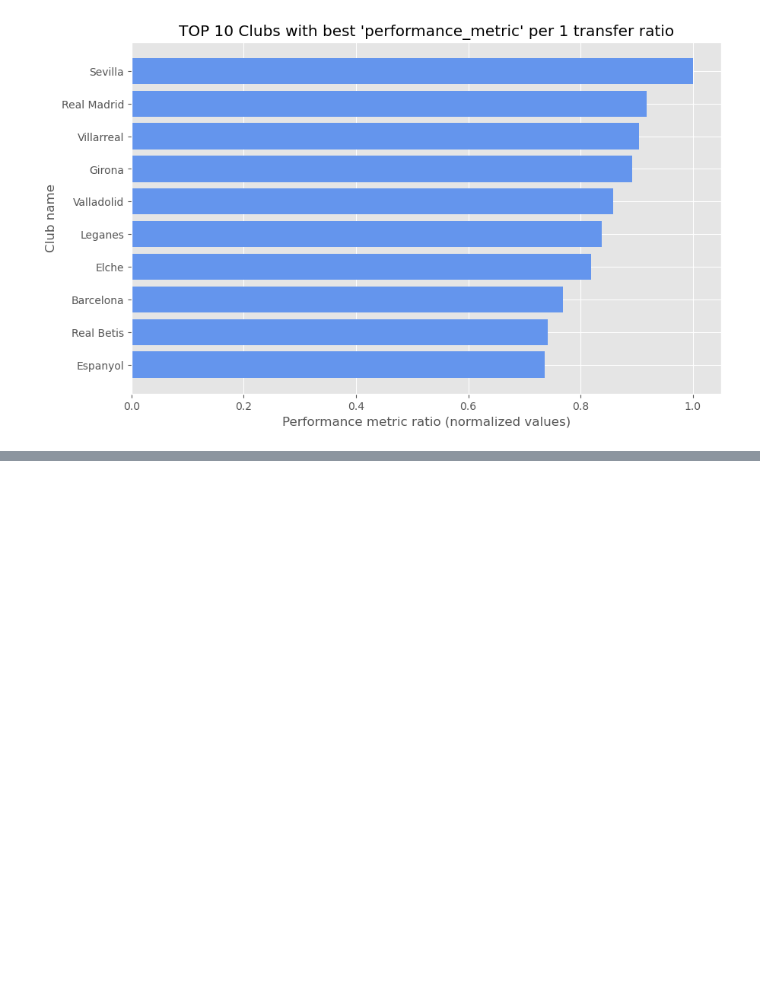
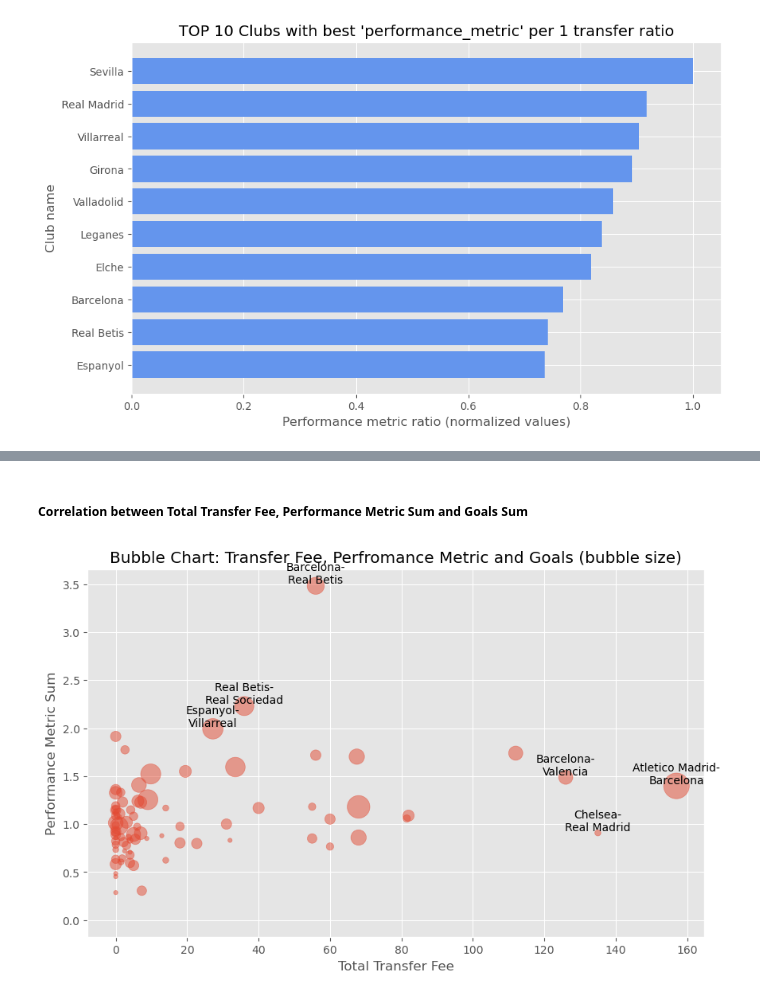
Before and after one commit to adrianmadry/la_liga_transfers, a Jupyter notebook: data_analysis.ipynb, the cells around one changed output, grey strips where cells are left out. Drawn from its saved outputs; the diff is of its cells as text; code cells hidden in the pictures; blank space fills up the shorter version.

```diff
--- a/data_analysis.ipynb
+++ b/data_analysis.ipynb
@@ -498,0 +562,33 @@ plt.show
+# %% [markdown]
+##### Correlation between Total Transfer Fee, Performance Metric Sum and Goals Sum
+# %%
+# Get Pairs with at least 3 transfers
+most_transfers_pairs = grouped_pairs[grouped_pairs['transfers_count'] > 2].sort_values('total_transfers_fee')
+
+x = most_transfers_pairs['total_transfers_fee']
+y = most_transfers_pairs['performance_metric_sum']
+bubble_size = most_transfers_pairs['goals_sum'] * 15
+
+plt.style.use('ggplot')
+plt.figure(figsize=(10,6))
+plt.scatter(x, y, s=bubble_size, alpha=0.5)
+
+# Get labels for top 3 pairs for X and Y axis data
+top_transfer_fee_pairs = most_transfers_pairs.sort_values('total_transfers_fee', ascending=False).head(3)
+top_performance_pairs = most_transfers_pairs.sort_values('performance_metric_sum', ascending=False).head(3)
+
+for i, row in top_transfer_fee_pairs.iterrows():
+    label_text = row['Pair'].replace('-', '-\n')
+    plt.annotate(label_text, (row['total_transfers_fee'], row['performance_metric_sum']), fontsize=10, ha='center', va='bottom')
+
+for i, row in top_performance_pairs.iterrows():
+    label_text = row['Pair'].replace('-', '-\n')
+    plt.annotate(label_text, (row['total_transfers_fee'], row['performance_metric_sum']), fontsize=10, ha='center', va='bottom')
+
+plt.xlabel('Total Transfer Fee')
+plt.ylabel('Performance Metric Sum')
+plt.title('Bubble Chart: Transfer Fee, Perfromance Metric and Goals (bubble size)')
+
+plt.show()
+# %% [output]
+[figure, added]
```
Also changed, not shown: parts of 3 cells of this notebook.
